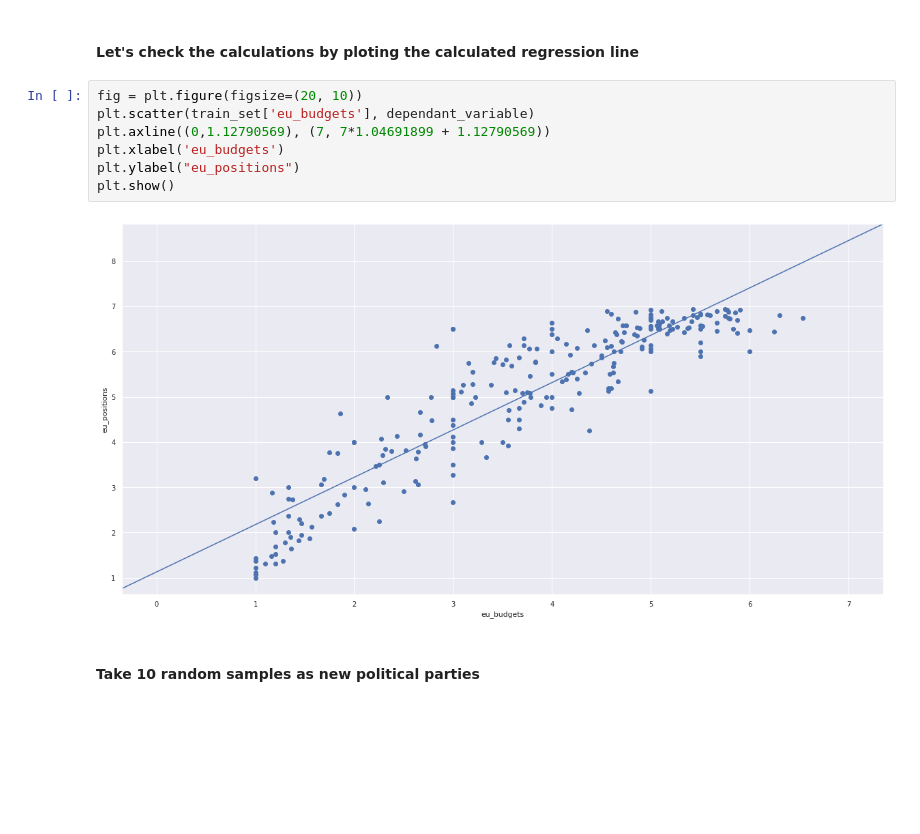
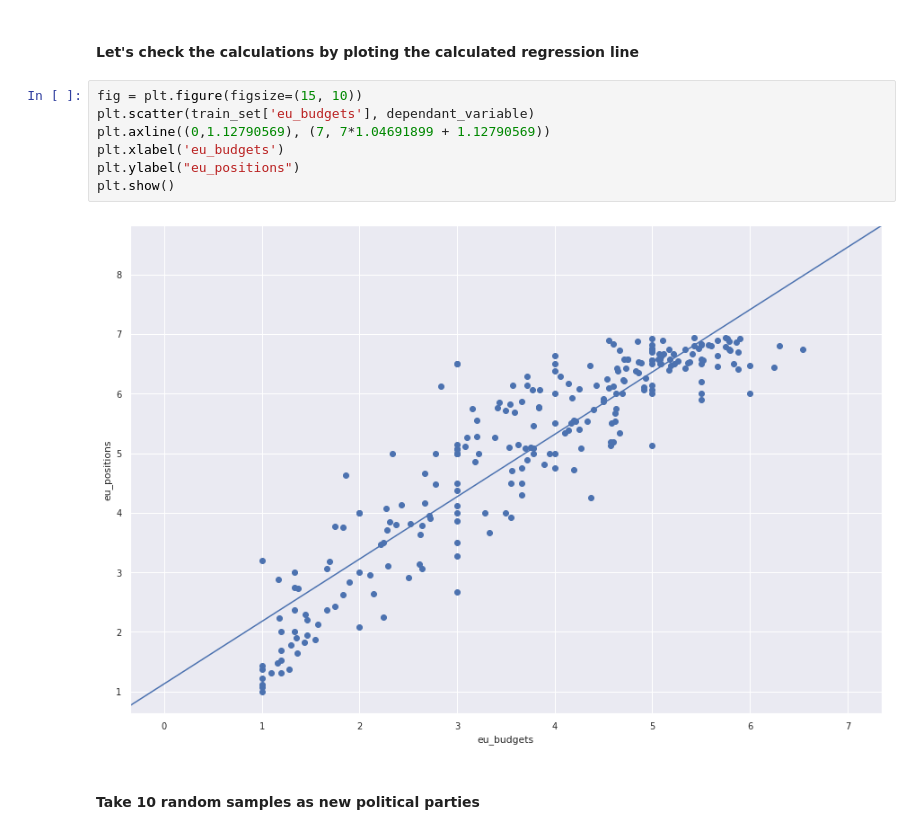
Before and after one commit to Cvetanka/political-parties-analysis, a Jupyter notebook: analysis/political_parties_analysis.ipynb, the cells around one changed output. Drawn from its saved outputs; the diff is of its cells as text; blank space fills up the shorter version.

```diff
--- a/analysis/political_parties_analysis.ipynb
+++ b/analysis/political_parties_analysis.ipynb
@@ -307,14 +311,14 @@ y = functions.fit(float(np.asarray(model_lr.coef_)),float(np.asarray(model_lr.in
 # %% [markdown]
 #### Let's check the calculations by ploting the calculated regression line
 # %%
-fig = plt.figure(figsize=(20, 10))
+fig = plt.figure(figsize=(15, 10))
 plt.scatter(train_set['eu_budgets'], dependant_variable)
 plt.axline((0,1.12790569), (7, 7*1.04691899 + 1.12790569))
 plt.xlabel('eu_budgets')
 plt.ylabel("eu_positions")
 plt.show()
 # %% [output]
-[figure, old version]
+[figure, new version]
 # %% [markdown]
 #### Take 10 random samples as new political parties
 # %%
```
Also changed, not shown: parts of 6 cells of this notebook, 2 other files.
